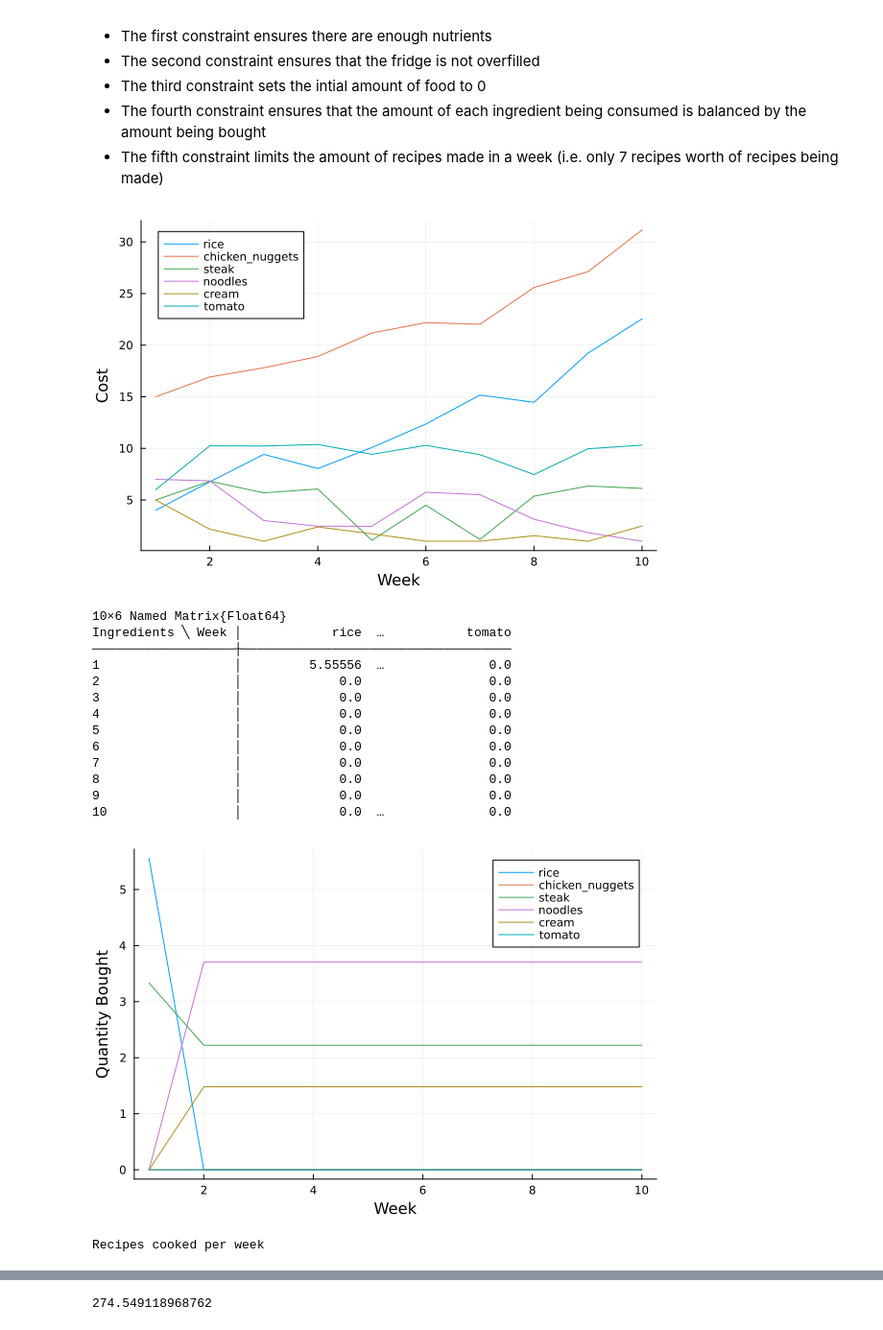
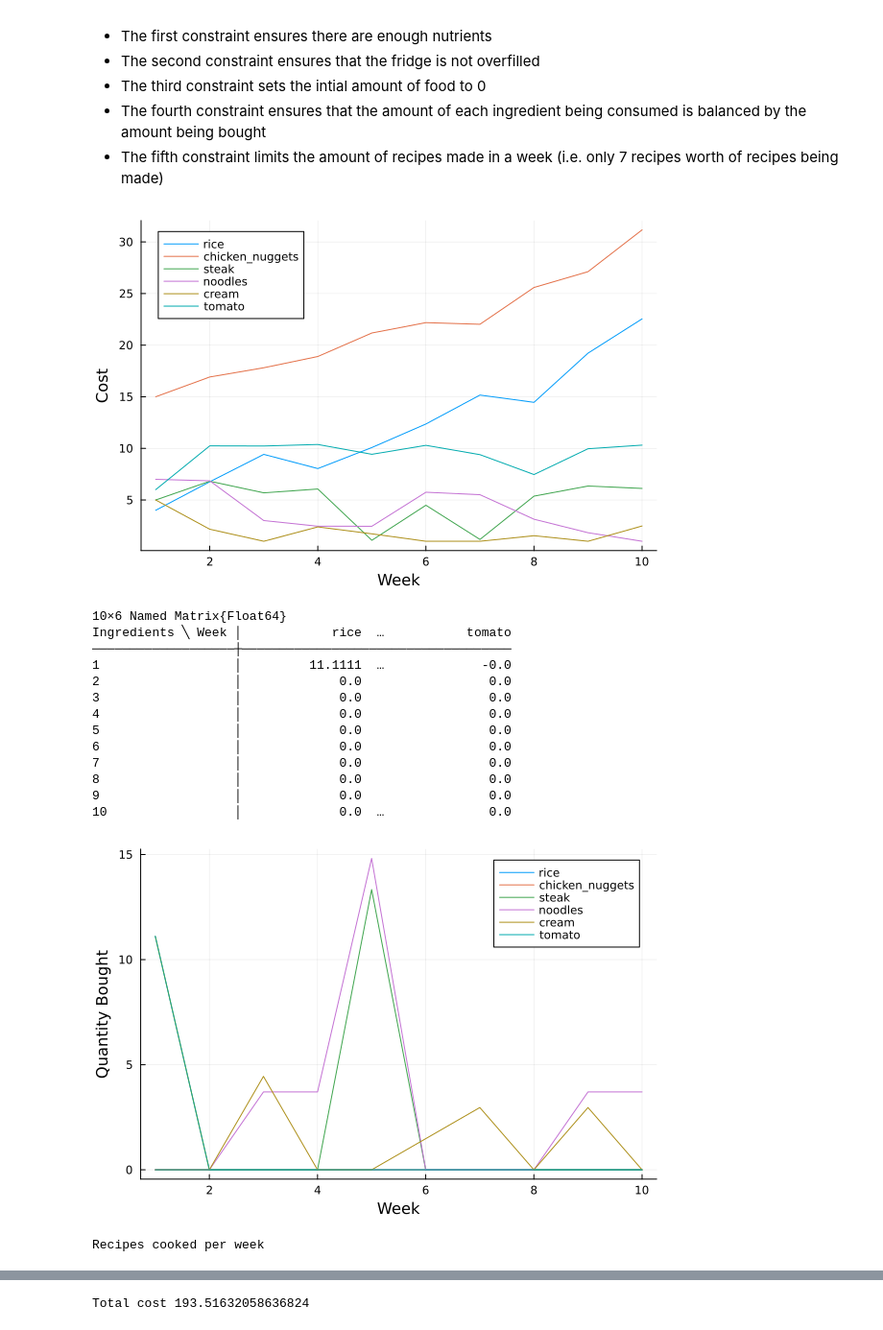
Before and after one commit to ktoriumi107/ISYE-524-Project, a Jupyter notebook: Project-Draft1+ExpandedData.ipynb, the cells around one changed output, grey strips where cells are left out. Shown: that part at 96% size. Cells and saved outputs as stored; diff of their text form; code cells hidden in the pictures.

```diff
--- a/Project-Draft1+ExpandedData.ipynb
+++ b/Project-Draft1+ExpandedData.ipynb
@@ -47,7 +47,8 @@ y_{lk}, x_{ik}, z_{ik} \geq 0, \forall i \in I, k \in T
 # for now leave out multi-period planning and general form - too complex
 using Random, NamedArrays, Plots
 
-T = 1:10
+T_end = 10
+T = 1:T_end
 FR_CAP = 100
 
 #Data 2:
@@ -82,6 +83,7 @@ m = Model(HiGHS.Optimizer)
 
 @variable(m, x[T, I] >= 0)
 @variable(m, y[T, R] >= 0)
+@variable(m, z[T, I] >= 0)
 
 # Indexing Guide:
 #
@@ -91,10 +93,11 @@ m = Model(HiGHS.Optimizer)
 @constraint(m, nutr_satisfied[n in N, t in T],
     sum(y[t, r] * sum(Req[r, i] * F[i, n] for i in I) for r in R) >= S[n])
 
-@constraint(m, enough_ingr_for_recipes[i in I, t in T],
-    x[t, i] >= sum( Req[r, i]*y[t, r] for r in R ))
+@constraint(m, fridge_capacity[t in T], sum( x[t, i] for i in I ) <= FR_CAP)
 
-@constraint(m, fridge_capacity[t in T], sum( x[t, i] for i in I ) <= FR_CAP)
+@constraint(m, first_ingredient_bal[i in I], x[1, i] == sum( y[1,r] * Req[r,i] for r in R) + z[1, i])
+
+@constraint(m, ingredient_bal[t in 2:T_end, i in I], x[t, i] + z[t-1, i] == sum( y[t,r] * Req[r,i] for r in R) + z[t, i])
 
 @objective(m, Min, sum( x[t, i] * C[t, i] for i in I, t in T ))
 
@@ -114,35 +117,35 @@ println()
 p2 = plot(1:10, ingredient_values, xlabel="Week", ylabel="Quantity Bought" , label=permutedims(String.(I)))
 display(p2)
 println()
 
 println("Recipes cooked per week")
 display(recipe_values)
 println()
 
 p3 = plot(1:10, recipe_values, xlabel="Week", ylabel="Quantity Recipe cooked" , label=permutedims(String.(R)))
 display(p3)
 println()
 
 
 # println("Buy ingredients ", value.(x))
 # println("Make recipes ", value.(y))
 println("Total cost ", objective_value(m))
 # %% [output]
 [figure]
 10×6 Named Matrix{Float64}
 Ingredients ╲ Week │            rice  …           tomato
 ───────────────────┼────────────────────────────────────
-1                  │         5.55556  …              0.0
+1                  │         11.1111  …             -0.0
 2                  │             0.0                 0.0
 3                  │             0.0                 0.0
 4                  │             0.0                 0.0
 5                  │             0.0                 0.0
 6                  │             0.0                 0.0
 7                  │             0.0                 0.0
 8                  │             0.0                 0.0
 9                  │             0.0                 0.0
 10                 │             0.0  …              0.0
-[figure, old version]
+[figure, new version]
 Recipes cooked per week
 10×4 Named Matrix{Float64}
 Recipes ╲ Week │   steak_and_rice  …     steak_alfredo
@@ -161 +164 @@ Recipes ╲ Week │   steak_and_rice  …     steak_alfredo
-274.549118968762
+Total cost 193.51632058636824
```
Also changed, not shown: parts of 2 cells of this notebook.
